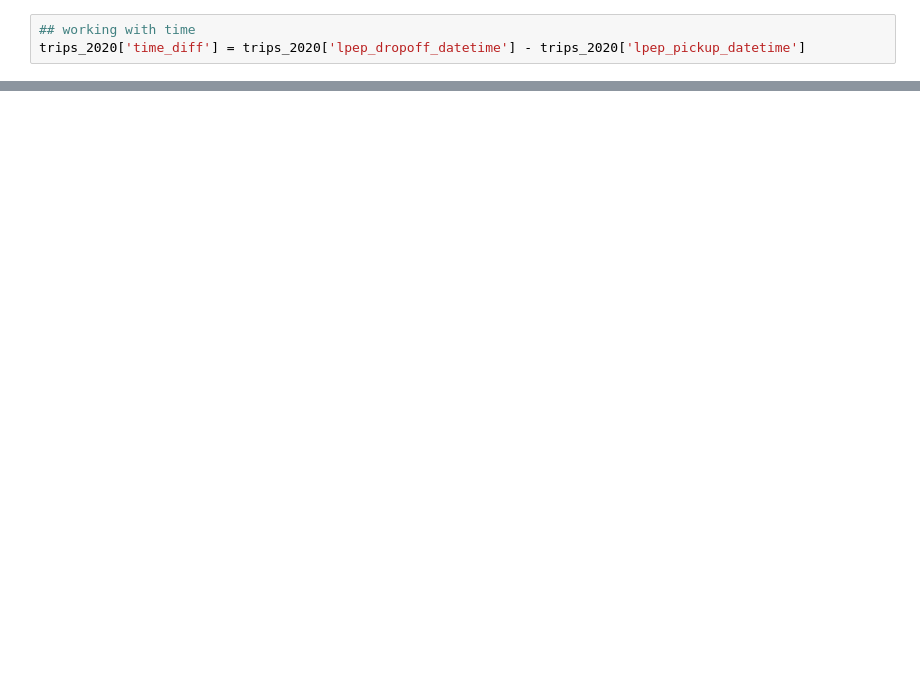
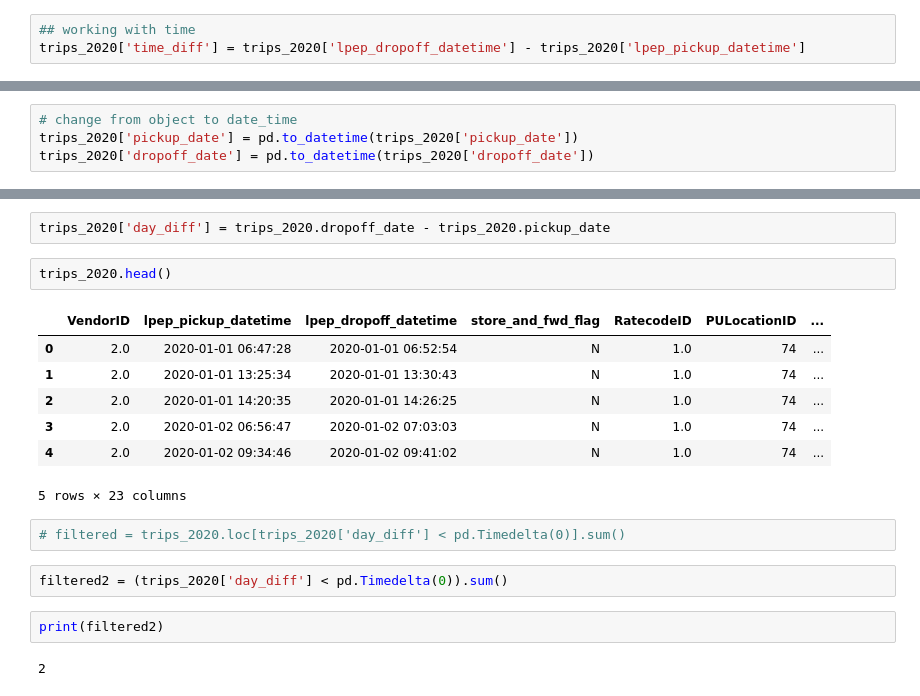
Before and after one commit to kelvinokumu/NYC_Taxi_Trips, a Jupyter notebook: notebooks/2020_explore.ipynb, the cells around one changed output, grey strips where cells are left out. Saved outputs shown, nothing was run; the diff lists cells and outputs as text; blank space fills up the shorter version.

```diff
--- a/notebooks/2020_explore.ipynb
+++ b/notebooks/2020_explore.ipynb
@@ -57,0 +277,4 @@ print(min_row)
+# %%
+# change from object to date_time
+trips_2020['pickup_date'] = pd.to_datetime(trips_2020['pickup_date'])
+trips_2020['dropoff_date'] = pd.to_datetime(trips_2020['dropoff_date'])
@@ -57,0 +301,20 @@ print(min_row)
+# %%
+trips_2020['day_diff'] = trips_2020.dropoff_date - trips_2020.pickup_date
+# %%
+trips_2020.head()
+# %% [output]
+|  | VendorID | lpep_pickup_datetime | lpep_dropoff_datetime | store_and_fwd_flag | RatecodeID | PULocationID | ... |
+| 0 | 2.0 | 2020-01-01 06:47:28 | 2020-01-01 06:52:54 | N | 1.0 | 74 | ... |
+| 1 | 2.0 | 2020-01-01 13:25:34 | 2020-01-01 13:30:43 | N | 1.0 | 74 | ... |
+| 2 | 2.0 | 2020-01-01 14:20:35 | 2020-01-01 14:26:25 | N | 1.0 | 74 | ... |
+| 3 | 2.0 | 2020-01-02 06:56:47 | 2020-01-02 07:03:03 | N | 1.0 | 74 | ... |
+| 4 | 2.0 | 2020-01-02 09:34:46 | 2020-01-02 09:41:02 | N | 1.0 | 74 | ... |
+5 rows × 23 columns
+# %%
+# filtered = trips_2020.loc[trips_2020['day_diff'] < pd.Timedelta(0)].sum()
+# %%
+filtered2 = (trips_2020['day_diff'] < pd.Timedelta(0)).sum()
+# %%
+print(filtered2)
+# %% [output]
+2
```
Also changed, not shown: parts of 17 cells of this notebook, 1 other file.
